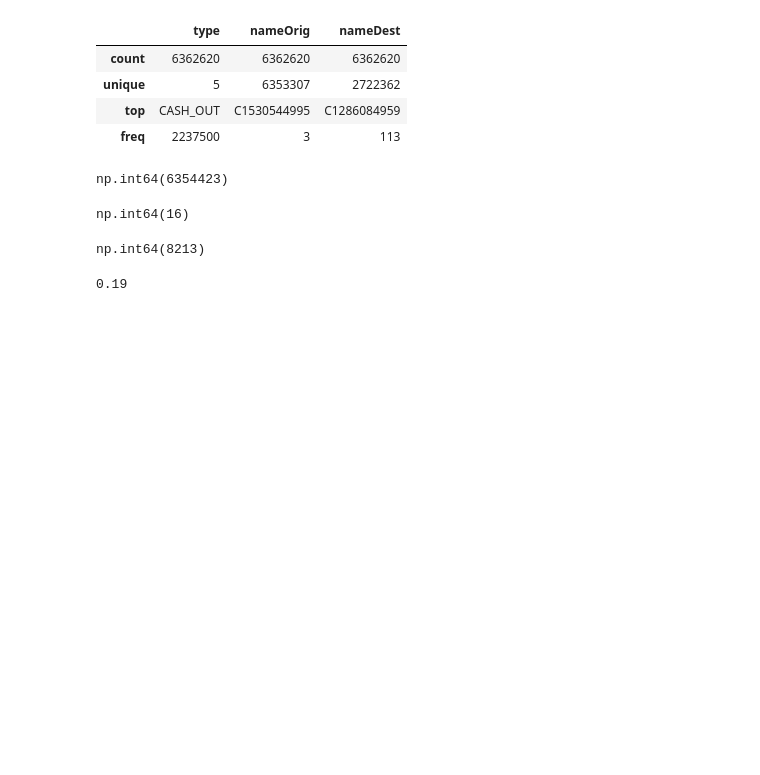
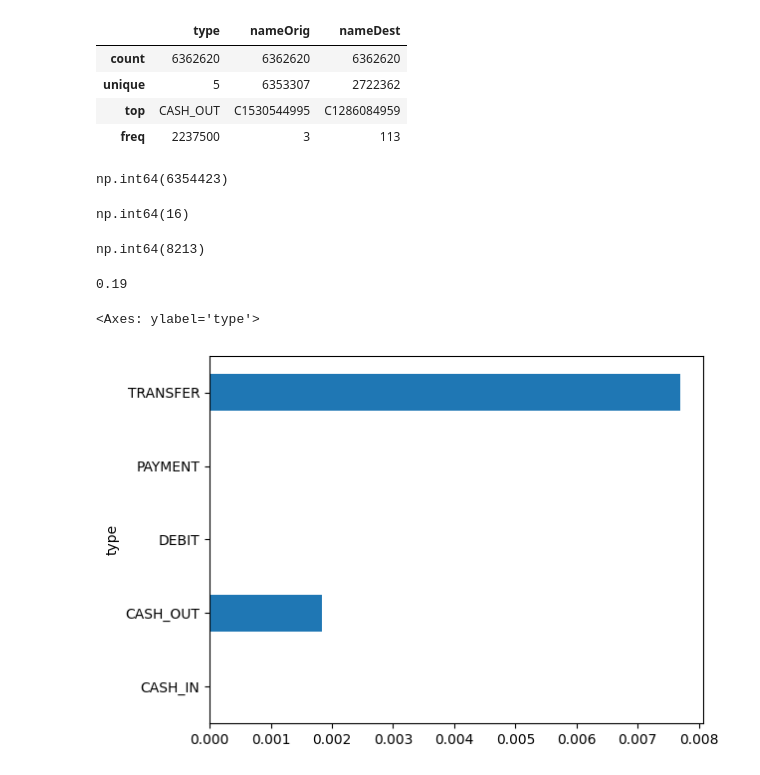
Before and after one commit to Capaquira/projectsLivreLow-code, a Jupyter notebook: FraudeBancario.ipynb, the cells around one changed output. Cells and saved outputs as stored; diff of their text form; code cells hidden in the pictures; blank space fills up the shorter version.

Commit message:
Representacion de histogramas de particion

```diff
--- a/FraudeBancario.ipynb
+++ b/FraudeBancario.ipynb
@@ -117,3 +117,9 @@ RateSuccess = (Source['isFraud'] * Source['isCorrect']).sum()*100/Source['isFrau
 print(round(RateSuccess,2))
 # %% [output]
 0.19
+# %%
+ # Transactions fraudulenses par valeur
+Source.groupby('type')['isFraud'].mean().plot.barh()
+# %% [output]
+<Axes: ylabel='type'>
+[figure, added]
```
Also changed, not shown: parts of 3 cells of this notebook.
